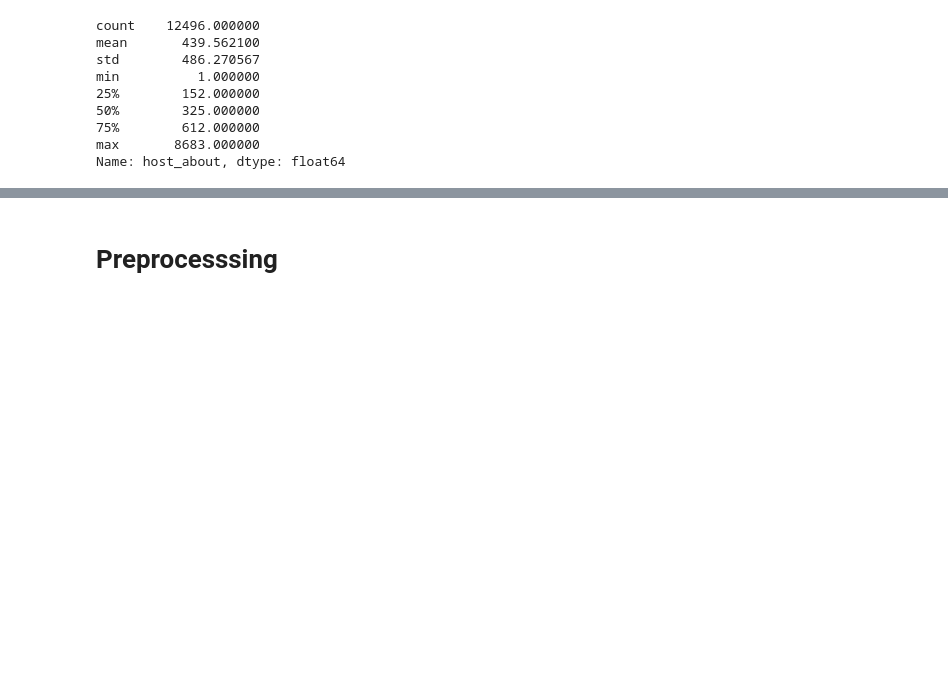
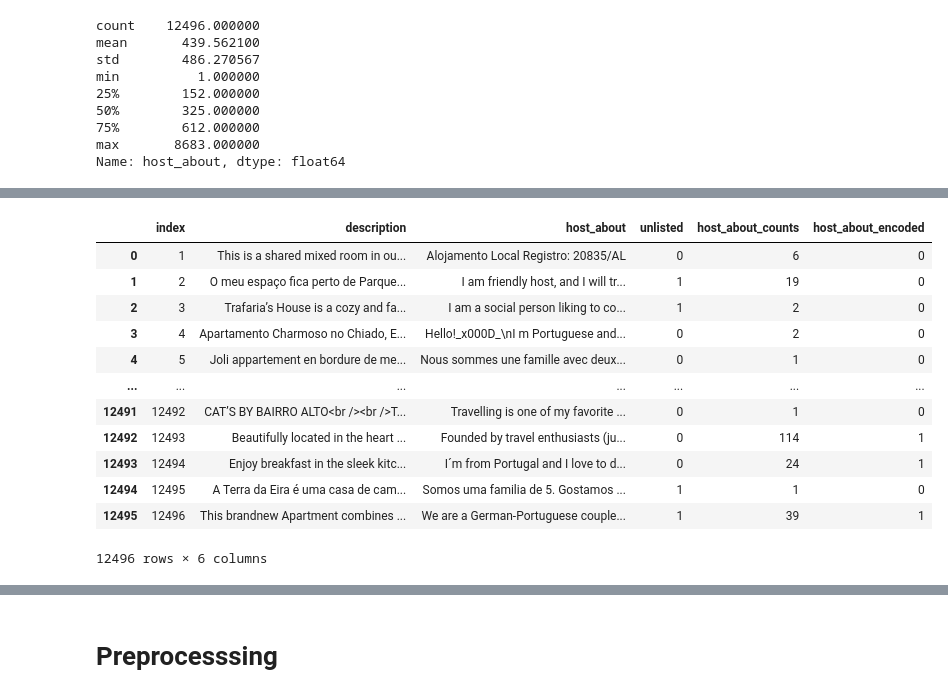
Before and after one commit to iryna-savchuk/TM_project, a Jupyter notebook: Analogue Lab 1 (Text cleaning, BoW, KNN, RF, XGBoost).ipynb, the cells around one changed output, grey strips where cells are left out. Cells and saved outputs as stored; diff of their text form; code cells hidden in the pictures; blank space fills up the shorter version.

```diff
--- a/Analogue Lab 1 (Text cleaning, BoW, KNN, RF, XGBoost).ipynb
+++ b/Analogue Lab 1 (Text cleaning, BoW, KNN, RF, XGBoost).ipynb
@@ -94,0 +115,30 @@ Name: host_about, dtype: float64
+# %%
+# Get value counts of 'host_about' column
+value_counts = df_train_raw['host_about'].value_counts()
+
+# Define the threshold for frequent values
+threshold = 20
+
+# Identify frequent and non-frequent values
+frequent_values = value_counts[value_counts > threshold].index.tolist()
+
+# Create a new column for one-hot encoding
+df_train_raw['host_about_encoded'] = df_train_raw['host_about'].apply(
+    lambda x: 1 if x in frequent_values else 0
+)
+# %%
+df_train_raw
+# %% [output]
+|  | index | description | host_about | unlisted | host_about_counts | host_about_encoded |
+| 0 | 1 | This is a shared mixed room in ou... | Alojamento Local Registro: 20835/AL | 0 | 6 | 0 |
+| 1 | 2 | O meu espaço fica perto de Parque... | I am friendly host, and I will tr... | 1 | 19 | 0 |
+| 2 | 3 | Trafaria’s House is a cozy and fa... | I am a social person liking to co... | 1 | 2 | 0 |
+| 3 | 4 | Apartamento Charmoso no Chiado, E... | Hello!_x000D_\nI m Portuguese and... | 0 | 2 | 0 |
+| 4 | 5 | Joli appartement en bordure de me... | Nous sommes une famille avec deux... | 0 | 1 | 0 |
+| ... | ... | ... | ... | ... | ... | ... |
+| 12491 | 12492 | CAT’S BY BAIRRO ALTO<br /><br />T... | Travelling is one of my favorite ... | 0 | 1 | 0 |
+| 12492 | 12493 | Beautifully located in the heart ... | Founded by travel enthusiasts (ju... | 0 | 114 | 1 |
+| 12493 | 12494 | Enjoy breakfast in the sleek kitc... | I´m from Portugal and I love to d... | 0 | 24 | 1 |
+| 12494 | 12495 | A Terra da Eira é uma casa de cam... | Somos uma familia de 5. Gostamos ... | 1 | 1 | 0 |
+| 12495 | 12496 | This brandnew Apartment combines ... | We are a German-Portuguese couple... | 1 | 39 | 1 |
+12496 rows × 6 columns
```
Also changed, not shown: parts of 6 cells of this notebook, 1 other file.
